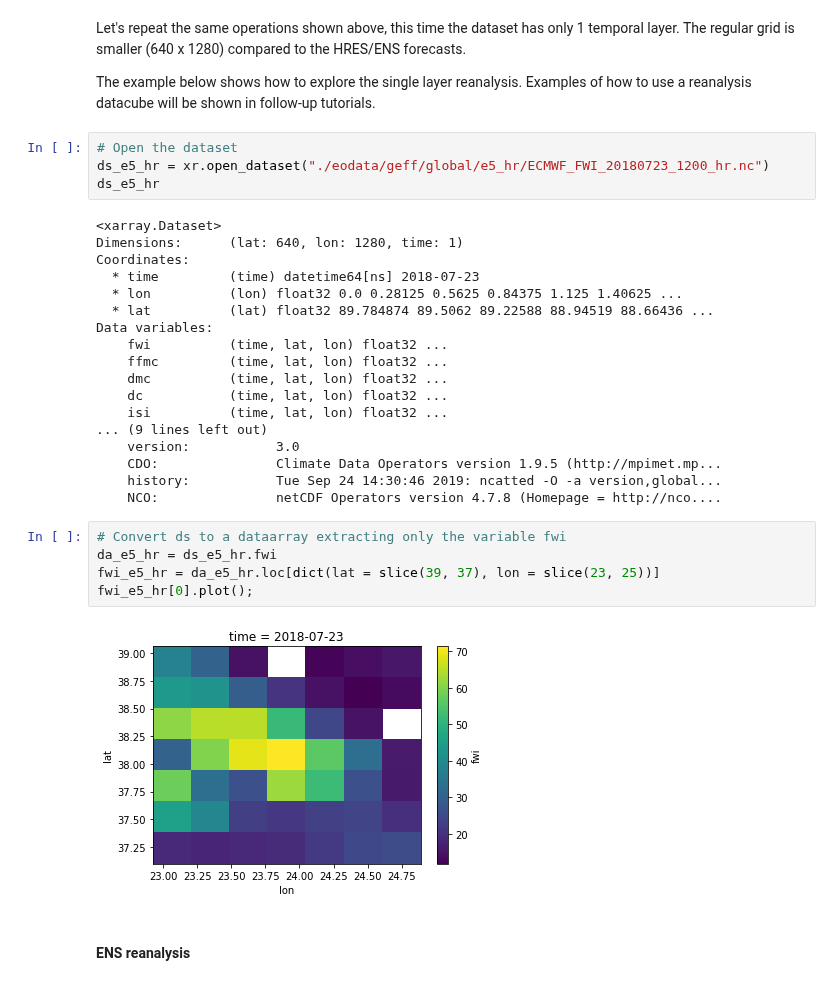
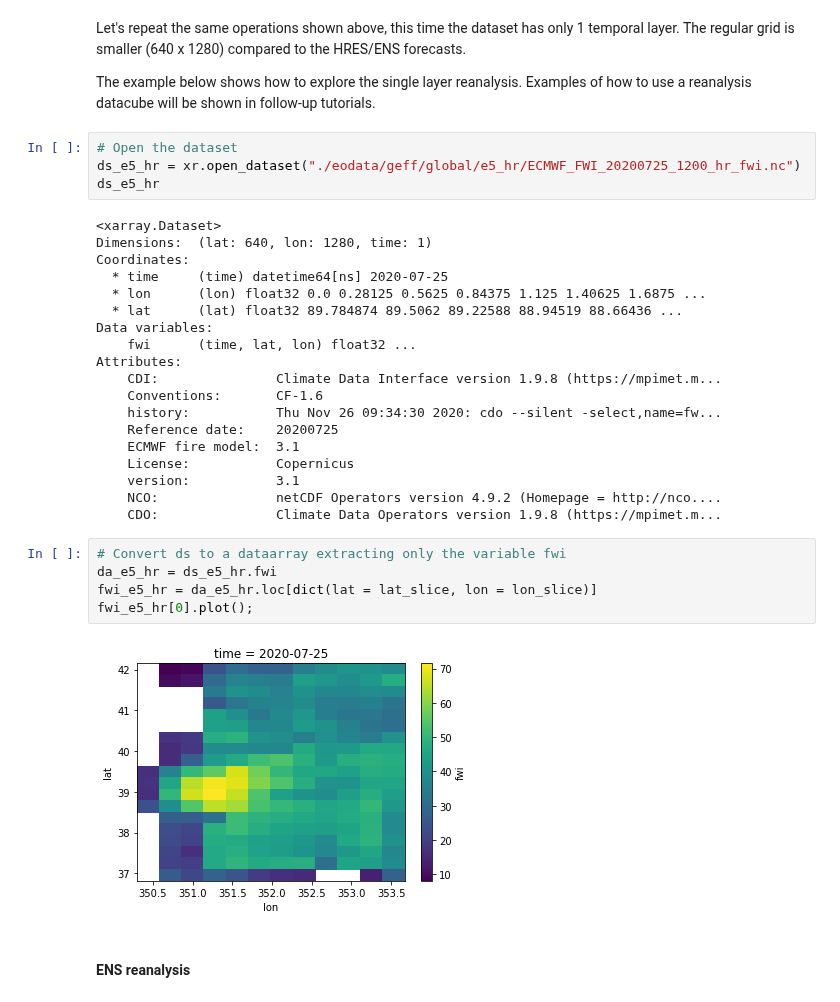
Before and after one commit to cvitolo/geff_notebooks, a Jupyter notebook: 202007_Portugal_00_data_overview.ipynb, the cells around one changed output. Saved outputs shown, nothing was run; the diff lists cells and outputs as text.

```diff
--- a/202007_Portugal_00_data_overview.ipynb
+++ b/202007_Portugal_00_data_overview.ipynb
@@ -235,33 +257,34 @@ The regular grid is smaller (640 x 1280) compared to the HRES/ENS forecasts.
 The example below shows how to explore the single layer reanalysis. Examples of how to use a reanalysis datacube will be shown in follow-up tutorials.
 # %%
 # Open the dataset
-ds_e5_hr = xr.open_dataset("./eodata/geff/global/e5_hr/ECMWF_FWI_20180723_1200_hr.nc")
+ds_e5_hr = xr.open_dataset("./eodata/geff/global/e5_hr/ECMWF_FWI_20200725_1200_hr_fwi.nc")
 ds_e5_hr
 # %% [output]
 <xarray.Dataset>
-Dimensions:      (lat: 640, lon: 1280, time: 1)
+Dimensions:  (lat: 640, lon: 1280, time: 1)
 Coordinates:
-  * time         (time) datetime64[ns] 2018-07-23
-  * lon          (lon) float32 0.0 0.28125 0.5625 0.84375 1.125 1.40625 ...
-  * lat          (lat) float32 89.784874 89.5062 89.22588 88.94519 88.66436 ...
+  * time     (time) datetime64[ns] 2020-07-25
+  * lon      (lon) float32 0.0 0.28125 0.5625 0.84375 1.125 1.40625 1.6875 ...
+  * lat      (lat) float32 89.784874 89.5062 89.22588 88.94519 88.66436 ...
 Data variables:
-    fwi          (time, lat, lon) float32 ...
-    ffmc         (time, lat, lon) float32 ...
-    dmc          (time, lat, lon) float32 ...
-    dc           (time, lat, lon) float32 ...
-    isi          (time, lat, lon) float32 ...
-... (9 lines left out)
-    version:           3.0
-    CDO:               Climate Data Operators version 1.9.5 (http://mpimet.mp...
-    history:           Tue Sep 24 14:30:46 2019: ncatted -O -a version,global...
-    NCO:               netCDF Operators version 4.7.8 (Homepage = http://nco....
+    fwi      (time, lat, lon) float32 ...
+Attributes:
+    CDI:               Climate Data Interface version 1.9.8 (https://mpimet.m...
+    Conventions:       CF-1.6
+    history:           Thu Nov 26 09:34:30 2020: cdo --silent -select,name=fw...
+    Reference date:    20200725
+    ECMWF fire model:  3.1
+    License:           Copernicus
+    version:           3.1
+    NCO:               netCDF Operators version 4.9.2 (Homepage = http://nco....
+    CDO:               Climate Data Operators version 1.9.8 (https://mpimet.m...
 # %%
 # Convert ds to a dataarray extracting only the variable fwi
 da_e5_hr = ds_e5_hr.fwi
-fwi_e5_hr = da_e5_hr.loc[dict(lat = slice(39, 37), lon = slice(23, 25))]
+fwi_e5_hr = da_e5_hr.loc[dict(lat = lat_slice, lon = lon_slice)]
 fwi_e5_hr[0].plot();
 # %% [output]
-[figure, old version]
+[figure, new version]
 # %% [markdown]
 #### ENS reanalysis
 # %% [markdown]
```
Also changed, not shown: parts of 25 cells of this notebook, 1 other file.
